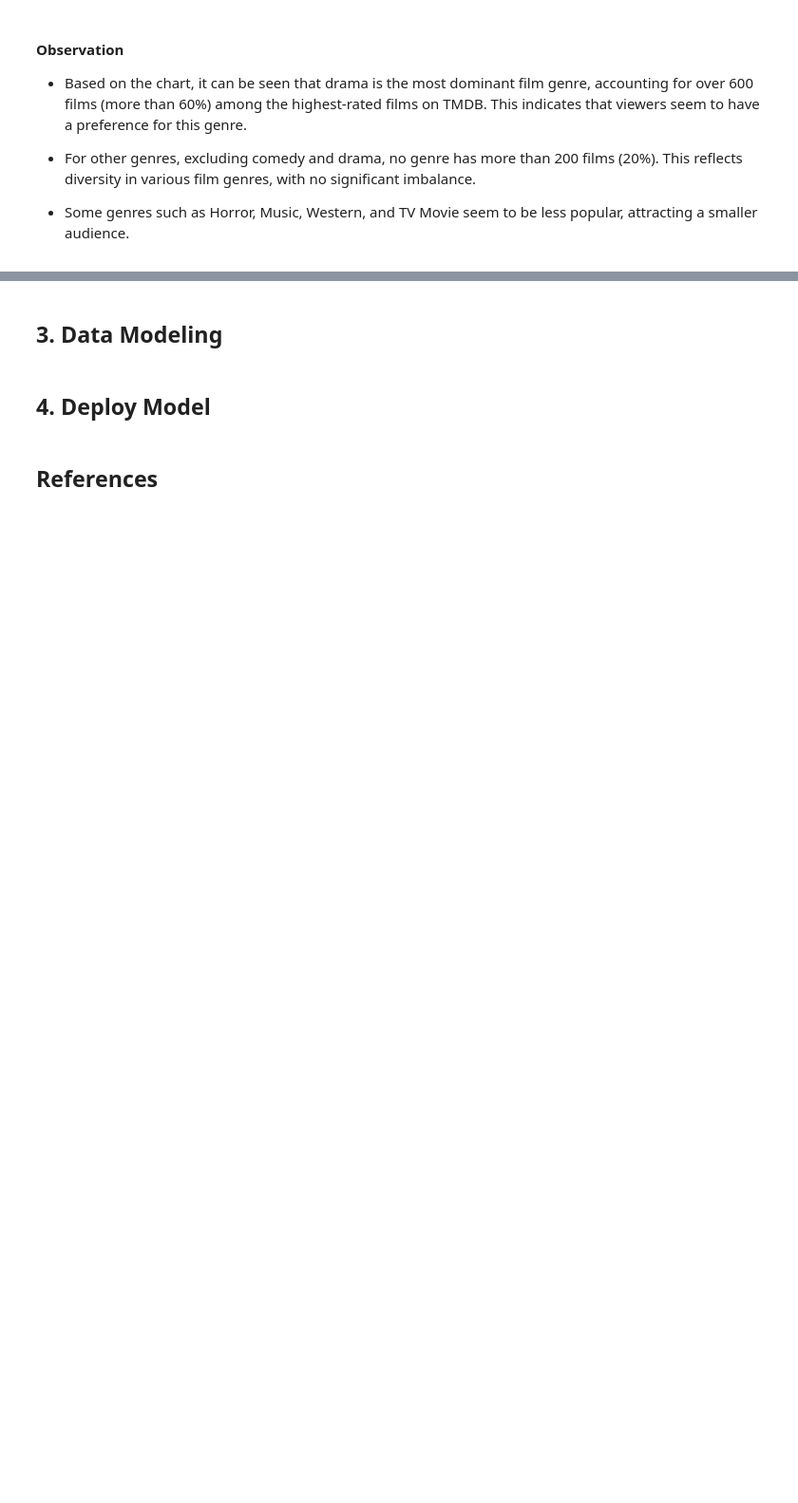
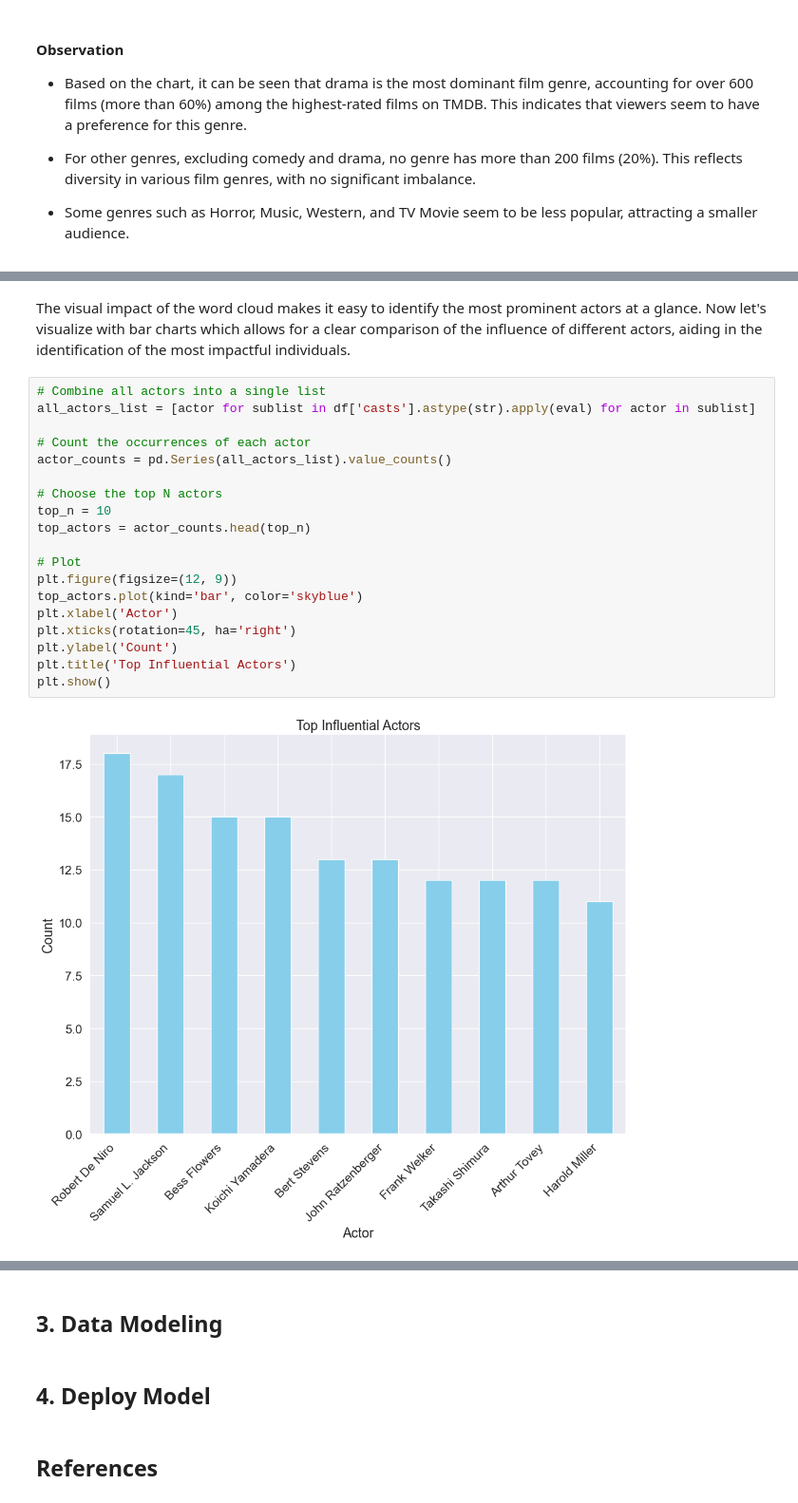
Before and after one commit to Deadinside-at-HCMUS/CSC14119-project, a Jupyter notebook: Notebook.ipynb, the cells around one changed output, grey strips where cells are left out. Shown at 95% size. Saved outputs shown, nothing was run; the diff lists cells and outputs as text; blank space fills up the shorter version.

```diff
--- a/Notebook.ipynb
+++ b/Notebook.ipynb
@@ -365,0 +426,23 @@ plt.show()
+# %% [markdown]
+The visual impact of the word cloud makes it easy to identify the most prominent actors at a glance. Now let's visualize with bar charts which allows for a clear comparison of the influence of different actors, aiding in the identification of the most impactful individuals.
+# %%
+# Combine all actors into a single list
+all_actors_list = [actor for sublist in df['casts'].astype(str).apply(eval) for actor in sublist]
+
+# Count the occurrences of each actor
+actor_counts = pd.Series(all_actors_list).value_counts()
+
+# Choose the top N actors
+top_n = 10
+top_actors = actor_counts.head(top_n)
+
+# Plot
+plt.figure(figsize=(12, 9))
+top_actors.plot(kind='bar', color='skyblue')
+plt.xlabel('Actor')
+plt.xticks(rotation=45, ha='right')
+plt.ylabel('Count')
+plt.title('Top Influential Actors')
+plt.show()
+# %% [output]
+[figure, added]
```
Also changed, not shown: parts of 8 cells of this notebook.
